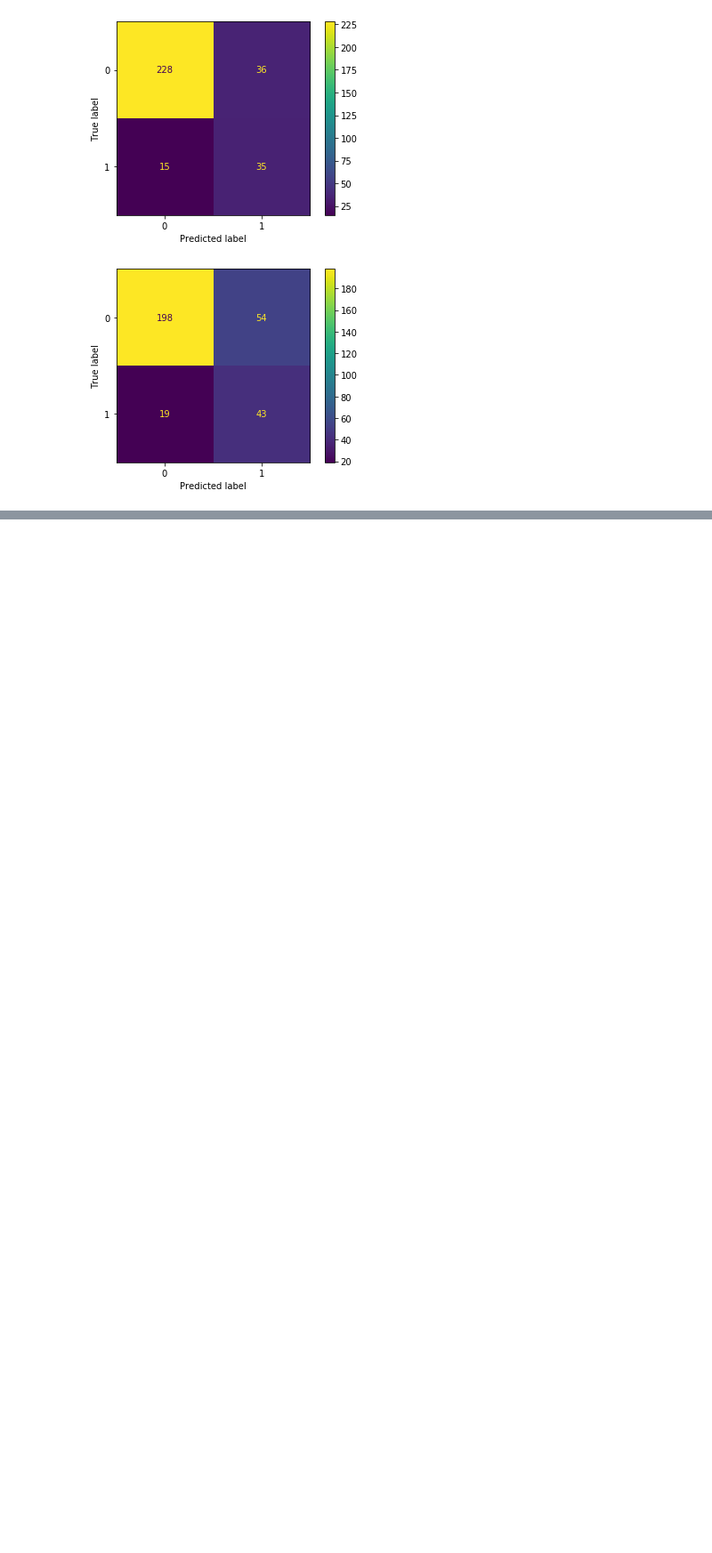
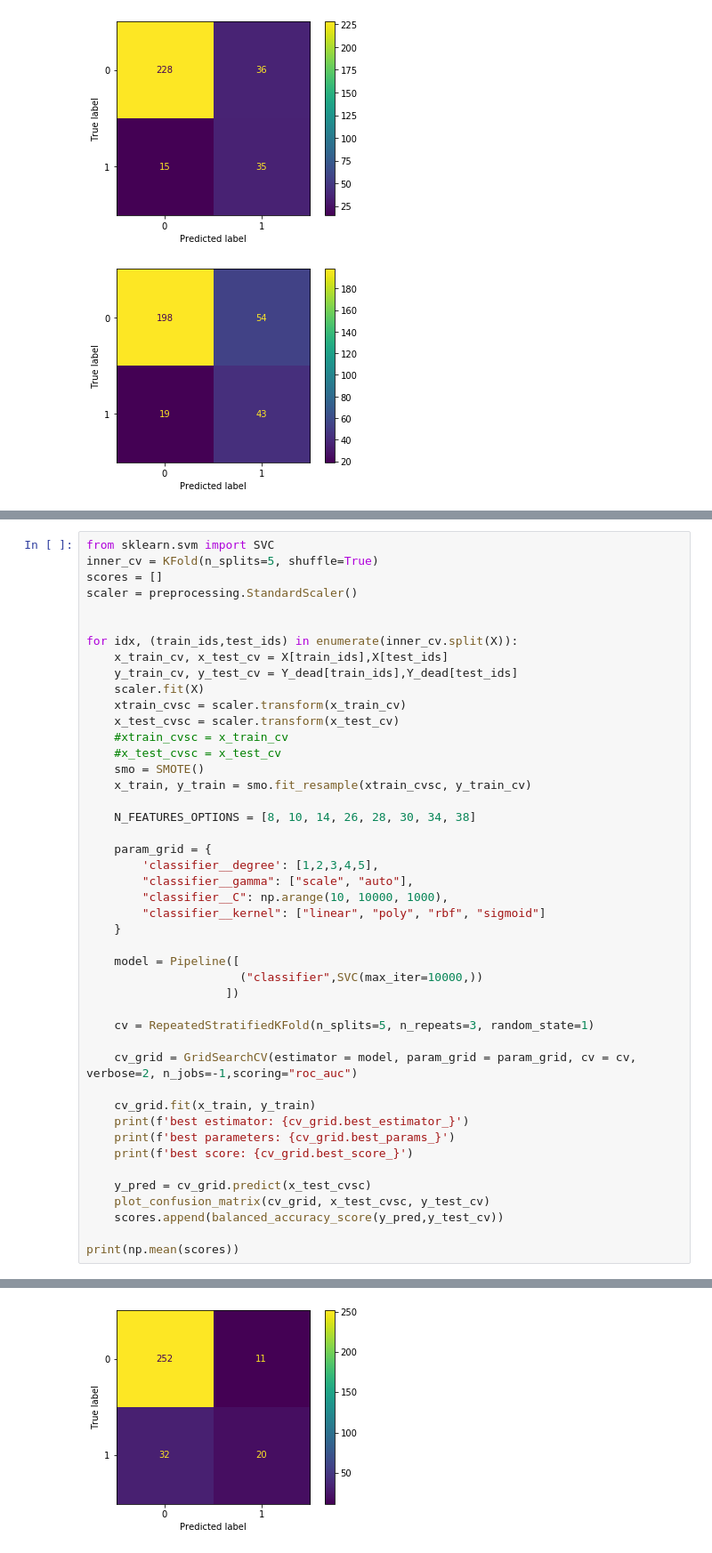
Before and after one commit to StephaneGcrd/CDI_case_2, a Jupyter notebook: SubspaceExplore_Alfred.ipynb, the cells around one changed output, grey strips where cells are left out. Shown at 89% size. Saved outputs shown, nothing was run; the diff lists cells and outputs as text; blank space fills up the shorter version.

Commit message:
96 accuracy

```diff
--- a/SubspaceExplore_Alfred.ipynb
+++ b/SubspaceExplore_Alfred.ipynb
@@ -643,0 +649,46 @@ Fitting 15 folds for each of 144 candidates, totalling 2160 fits
+# %%
+from sklearn.svm import SVC
+inner_cv = KFold(n_splits=5, shuffle=True)
+scores = []
+scaler = preprocessing.StandardScaler()
+
+
+for idx, (train_ids,test_ids) in enumerate(inner_cv.split(X)):
+    x_train_cv, x_test_cv = X[train_ids],X[test_ids]
+    y_train_cv, y_test_cv = Y_dead[train_ids],Y_dead[test_ids]
+    scaler.fit(X)
+    xtrain_cvsc = scaler.transform(x_train_cv)
+    x_test_cvsc = scaler.transform(x_test_cv)
+    #xtrain_cvsc = x_train_cv
+    #x_test_cvsc = x_test_cv
+    smo = SMOTE()
+    x_train, y_train = smo.fit_resample(xtrain_cvsc, y_train_cv)
+
+    N_FEATURES_OPTIONS = [8, 10, 14, 26, 28, 30, 34, 38]
+
+    param_grid = {
+        'classifier__degree': [1,2,3,4,5],
+        "classifier__gamma": ["scale", "auto"],
+        "classifier__C": np.arange(10, 10000, 1000),
+        "classifier__kernel": ["linear", "poly", "rbf", "sigmoid"]
+    }
+
+    model = Pipeline([
+                      ("classifier",SVC(max_iter=10000,))
+                    ])
+
+    cv = RepeatedStratifiedKFold(n_splits=5, n_repeats=3, random_state=1)
+
+    cv_grid = GridSearchCV(estimator = model, param_grid = param_grid, cv = cv, verbose=2, n_jobs=-1,scoring="roc_auc")
+
+    cv_grid.fit(x_train, y_train)
+    print(f'best estimator: {cv_grid.best_estimator_}')
+    print(f'best parameters: {cv_grid.best_params_}')
+    print(f'best score: {cv_grid.best_score_}')
+
+    y_pred = cv_grid.predict(x_test_cvsc)
+    plot_confusion_matrix(cv_grid, x_test_cvsc, y_test_cv)
+    scores.append(balanced_accuracy_score(y_pred,y_test_cv))
+
+print(np.mean(scores))
+# %% [output]
@@ -643,0 +712 @@ Fitting 15 folds for each of 144 candidates, totalling 2160 fits
+[figure, added]
```
Also changed, not shown: parts of 3 cells of this notebook.
